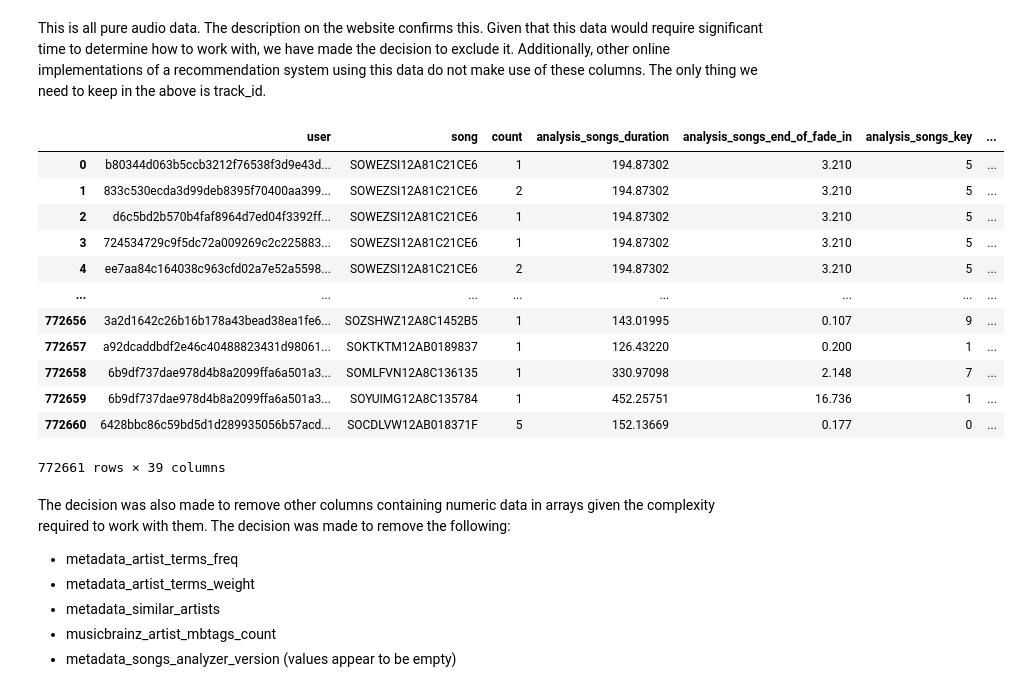
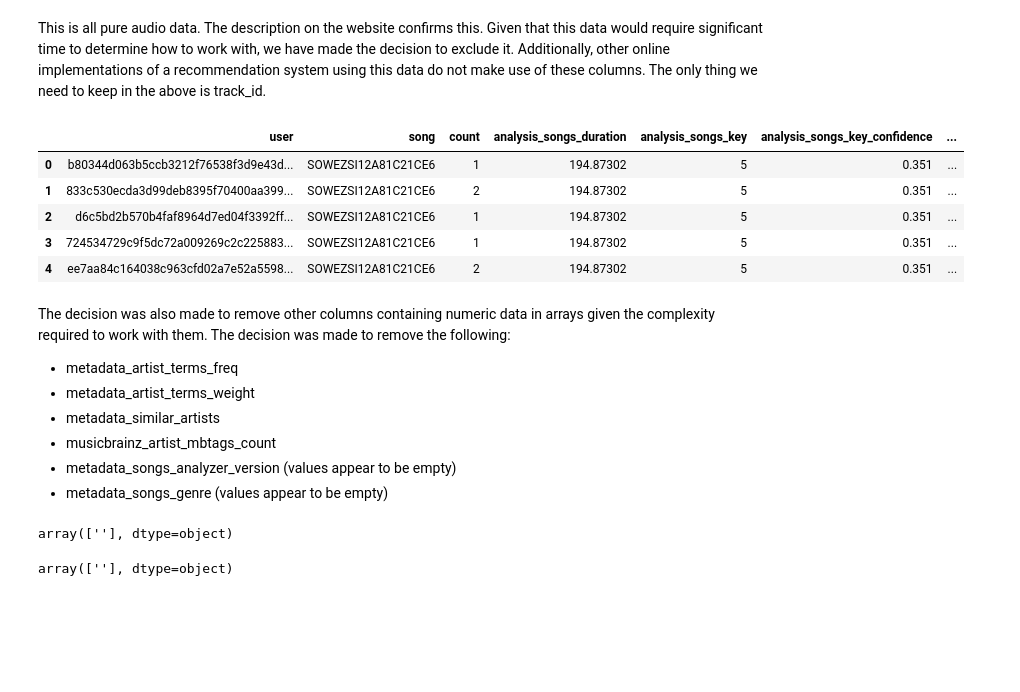
Before and after one commit to skhatri-28/Song-Recommendation-System-Project, a Jupyter notebook: notebooks/preprocessing.ipynb, the cells around one changed output. Cells and saved outputs as stored; diff of their text form; code cells hidden in the pictures; blank space fills up the shorter version.

```diff
--- a/notebooks/preprocessing.ipynb
+++ b/notebooks/preprocessing.ipynb
@@ -75,11 +75,13 @@ A significant number of columns in the above dataset have 0 std indicating that
 ## Store all numeric columns with 0 std into a list so they can easily be removed from main dataset
 transposed_summary_stat_df = df_excl_missing_data.describe().transpose()
 zero_std_col_df = transposed_summary_stat_df[transposed_summary_stat_df['std']==0]
-zero_std_cols = new_df.index.tolist()
+zero_std_cols = zero_std_col_df.index.tolist()
 print(zero_std_cols)
 # %% [output]
 ['analysis_songs_analysis_sample_rate', 'analysis_songs_danceability', 'analysis_songs_energy', 'analysis_songs_idx_bars_confidence', 'analysis_songs_idx_bars_start', 'analysis_songs_idx_beats_confide ...
 # %%
+# Set option to see all columns
+pd.set_option('display.max_columns', None)
 #Remove 0 std columns from main dataset
 cleaned_df = df_excl_missing_data.drop(labels=zero_std_cols, axis=1)
 cleaned_df.head()
@@ -293,9 +295,12 @@ cleaned_df.merge(df_to_merge, on='analysis_songs_tempo')
 | 870719 | 6428bbc86c59bd5d1d289935056b57acd... | SOCDLVW12AB018371F | 5 | [1.0, 1.0, 0.95, 0.885, 0.827, 0.... | [0.24095, 0.62704, 1.01313, 1.400... | [1.0, 1.0, 0.95, 0.885, 0.827, 0.... | ... |
 870720 rows × 57 columns
 # %%
+## Set option to display all columns in dataframe
+pd.set_option('display.max_columns', None)
 # Drop year and tempo columns from main dataset as we will use the binned values going forward. Additionally,
 # drop fade in and fade out columns as we believe it is extraneous and not relevant for reccomendation
-cleaned_df.drop(['analysis_songs_tempo', 'musicbrainz_songs_year', 'analysis_songs_end_of_fade_in', 'analysis_songs_start_of_fade_out'], axis=1)
+cleaned_df.drop(['analysis_songs_tempo', 'musicbrainz_songs_year', 'analysis_songs_end_of_fade_in', 'analysis_songs_start_of_fade_out'], axis=1, inplace=True)
+cleaned_df.head()
 # %% [output]
 |  | user | song | count | analysis_bars_confidence | analysis_bars_start | analysis_beats_confidence | ... |
 | 0 | b80344d063b5ccb3212f76538f3d9e43d... | SOWEZSI12A81C21CE6 | 1 | [0.0, 0.0, 0.0, 0.0, 0.0, 0.71, 0... | [0.18795, 0.5345, 0.90098, 1.2674... | [0.0, 0.0, 0.0, 0.0, 0.0, 0.71, 0... | ... |
@@ -330,22 +328,16 @@ This is all pure audio data. The description on the website confirms this. Given
 # %%
 ## drop the arrays from the main dataset
 df_obj_anal.drop(['analysis_songs_track_id'], axis=1)
 obj_to_delete = list(df_obj_anal.columns)
-cleaned_df.drop(obj_to_delete, axis=1)
+master_data_df = cleaned_df.drop(obj_to_delete, axis=1)
+master_data_df.head()
 # %% [output]
-|  | user | song | count | analysis_songs_duration | analysis_songs_end_of_fade_in | analysis_songs_key | ... |
-| 0 | b80344d063b5ccb3212f76538f3d9e43d... | SOWEZSI12A81C21CE6 | 1 | 194.87302 | 3.210 | 5 | ... |
-| 1 | 833c530ecda3d99deb8395f70400aa399... | SOWEZSI12A81C21CE6 | 2 | 194.87302 | 3.210 | 5 | ... |
-| 2 | d6c5bd2b570b4faf8964d7ed04f3392ff... | SOWEZSI12A81C21CE6 | 1 | 194.87302 | 3.210 | 5 | ... |
-| 3 | 724534729c9f5dc72a009269c2c225883... | SOWEZSI12A81C21CE6 | 1 | 194.87302 | 3.210 | 5 | ... |
-| 4 | ee7aa84c164038c963cfd02a7e52a5598... | SOWEZSI12A81C21CE6 | 2 | 194.87302 | 3.210 | 5 | ... |
-| ... | ... | ... | ... | ... | ... | ... | ... |
-| 772656 | 3a2d1642c26b16b178a43bead38ea1fe6... | SOZSHWZ12A8C1452B5 | 1 | 143.01995 | 0.107 | 9 | ... |
-| 772657 | a92dcaddbdf2e46c40488823431d98061... | SOKTKTM12AB0189837 | 1 | 126.43220 | 0.200 | 1 | ... |
-| 772658 | 6b9df737dae978d4b8a2099ffa6a501a3... | SOMLFVN12A8C136135 | 1 | 330.97098 | 2.148 | 7 | ... |
-| 772659 | 6b9df737dae978d4b8a2099ffa6a501a3... | SOYUIMG12A8C135784 | 1 | 452.25751 | 16.736 | 1 | ... |
-| 772660 | 6428bbc86c59bd5d1d289935056b57acd... | SOCDLVW12AB018371F | 5 | 152.13669 | 0.177 | 0 | ... |
+|  | user | song | count | analysis_songs_duration | analysis_songs_key | analysis_songs_key_confidence | ... |
+| 0 | b80344d063b5ccb3212f76538f3d9e43d... | SOWEZSI12A81C21CE6 | 1 | 194.87302 | 5 | 0.351 | ... |
+| 1 | 833c530ecda3d99deb8395f70400aa399... | SOWEZSI12A81C21CE6 | 2 | 194.87302 | 5 | 0.351 | ... |
+| 2 | d6c5bd2b570b4faf8964d7ed04f3392ff... | SOWEZSI12A81C21CE6 | 1 | 194.87302 | 5 | 0.351 | ... |
+| 3 | 724534729c9f5dc72a009269c2c225883... | SOWEZSI12A81C21CE6 | 1 | 194.87302 | 5 | 0.351 | ... |
+| 4 | ee7aa84c164038c963cfd02a7e52a5598... | SOWEZSI12A81C21CE6 | 2 | 194.87302 | 5 | 0.351 | ... |
-772661 rows × 39 columns
 # %% [markdown]
 The decision was also made to remove other columns containing numeric data in arrays given the complexity required to work with them. The decision was made to remove the following:
 
@@ -354,5 +346,14 @@ The decision was also made to remove other columns containing numeric data in ar
 * metadata_similar_artists
 * musicbrainz_artist_mbtags_count
 * metadata_songs_analyzer_version (values appear to be empty)
+* metadata_songs_genre (values appear to be empty)
 # %%
 ## Assess whether all values in metadata_songs_analyzer_version are empty
+master_data_df.metadata_songs_analyzer_version.unique()
+# %% [output]
+array([''], dtype=object)
+# %%
+## Assess whether all values in metadata_songs_genre are empty
+master_data_df.metadata_songs_genre.unique()
+# %% [output]
+array([''], dtype=object)
```
Also changed, not shown: parts of 11 cells of this notebook.
